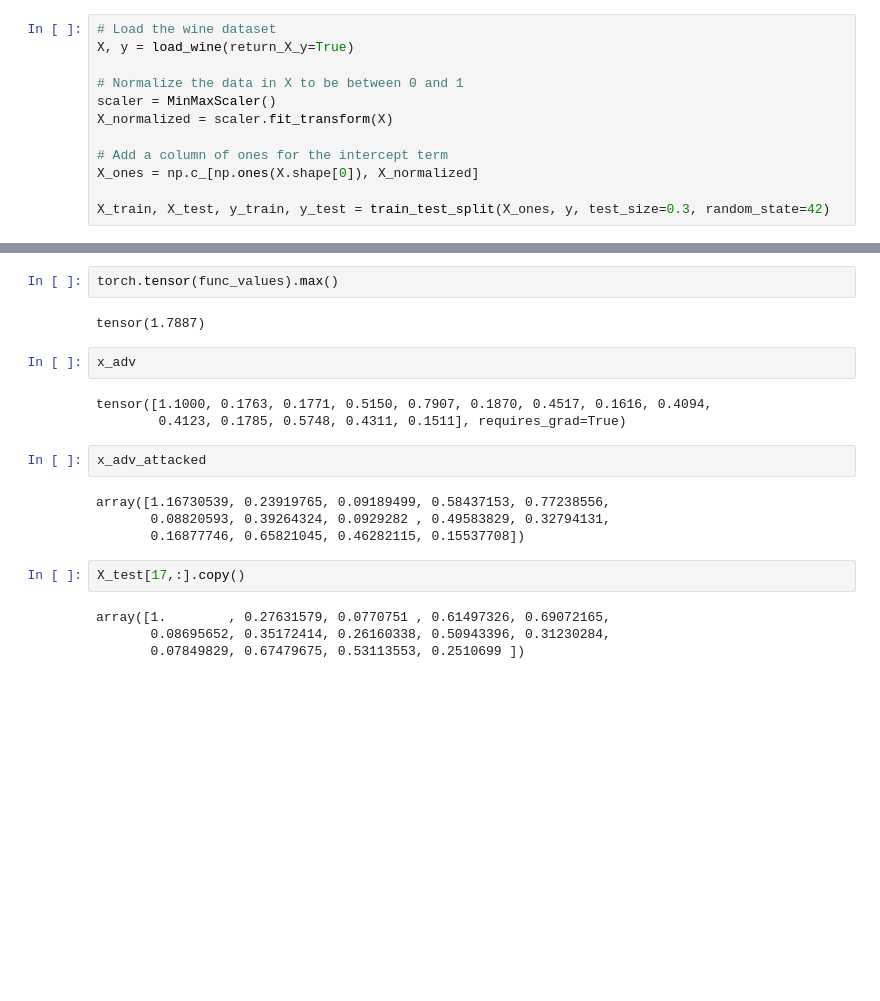
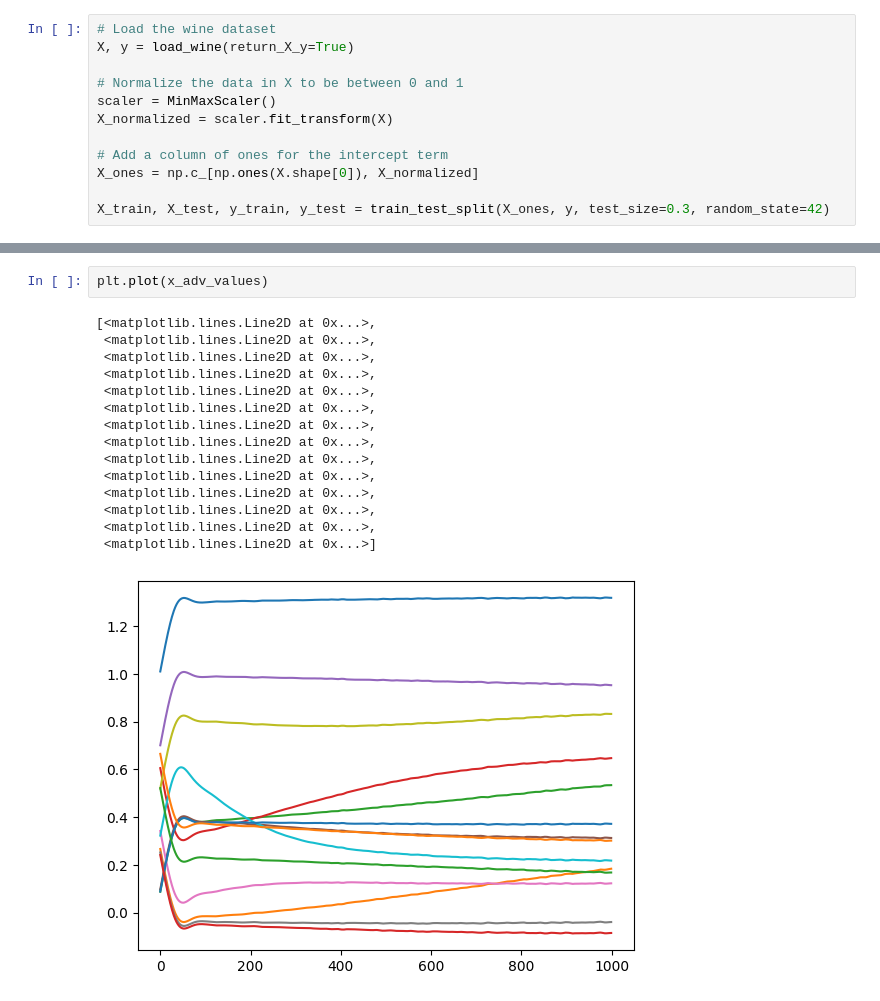
Before and after one commit to pablogarciarce/AdvReg, a Jupyter notebook: notebooks/test_point_attack.ipynb, the cells around one changed output, grey strips where cells are left out. Saved outputs shown, nothing was run; the diff lists cells and outputs as text; blank space fills up the shorter version.

```diff
--- a/notebooks/test_point_attack.ipynb
+++ b/notebooks/test_point_attack.ipynb
@@ -101,21 +134,18 @@ plt.plot(func_values)
-# %%
-torch.tensor(func_values).max()
-# %% [output]
-tensor(1.7887)
-# %%
-x_adv
-# %% [output]
-tensor([1.1000, 0.1763, 0.1771, 0.5150, 0.7907, 0.1870, 0.4517, 0.1616, 0.4094,
-        0.4123, 0.1785, 0.5748, 0.4311, 0.1511], requires_grad=True)
-# %%
-x_adv_attacked
-# %% [output]
-array([1.16730539, 0.23919765, 0.09189499, 0.58437153, 0.77238556,
-       0.08820593, 0.39264324, 0.0929282 , 0.49583829, 0.32794131,
-       0.16877746, 0.65821045, 0.46282115, 0.15537708])
-# %%
-X_test[17,:].copy()
-# %% [output]
-array([1.        , 0.27631579, 0.0770751 , 0.61497326, 0.69072165,
-       0.08695652, 0.35172414, 0.26160338, 0.50943396, 0.31230284,
-       0.07849829, 0.67479675, 0.53113553, 0.2510699 ])
+# %%
+plt.plot(x_adv_values)
+# %% [output]
+[<matplotlib.lines.Line2D at 0x...>,
+ <matplotlib.lines.Line2D at 0x...>,
+ <matplotlib.lines.Line2D at 0x...>,
+ <matplotlib.lines.Line2D at 0x...>,
+ <matplotlib.lines.Line2D at 0x...>,
+ <matplotlib.lines.Line2D at 0x...>,
+ <matplotlib.lines.Line2D at 0x...>,
+ <matplotlib.lines.Line2D at 0x...>,
+ <matplotlib.lines.Line2D at 0x...>,
+ <matplotlib.lines.Line2D at 0x...>,
+ <matplotlib.lines.Line2D at 0x...>,
+ <matplotlib.lines.Line2D at 0x...>,
+ <matplotlib.lines.Line2D at 0x...>,
+ <matplotlib.lines.Line2D at 0x...>]
+[figure, added]
```
Also changed, not shown: parts of 22 cells of this notebook.
